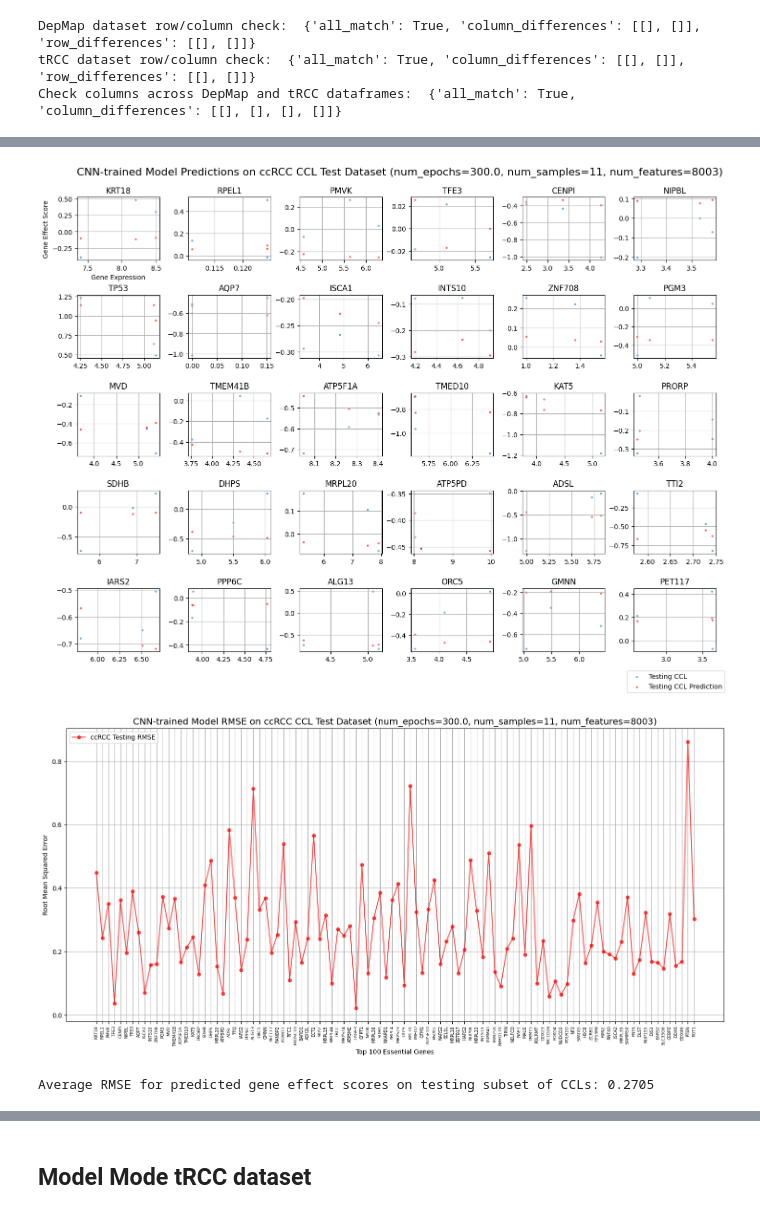
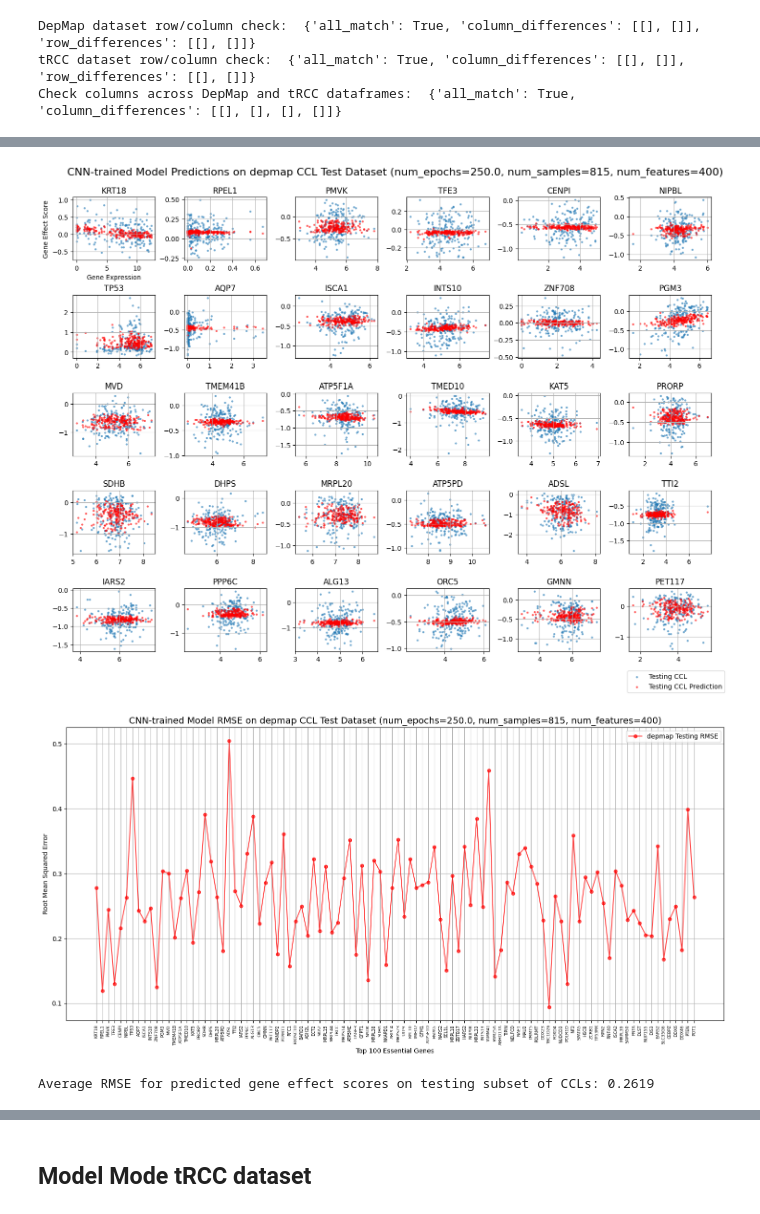
Before and after one commit to harshel-bahl/predicting-cancer-gene-dependencies, a Jupyter notebook: models/CNN/predict_model.ipynb, the cells around one changed output, grey strips where cells are left out. Saved outputs shown, nothing was run; the diff lists cells and outputs as text; code cells hidden in the pictures.

Commit message:
finished CNN models

```diff
--- a/models/CNN/predict_model.ipynb
+++ b/models/CNN/predict_model.ipynb
@@ -11,8 +11,8 @@ import os
 import sys
 import CNN_functions as CNNFuncs
 # %%
-model_mode = "ccRCC"
-model_name = "1"
+model_mode = "depmap"
+model_name = "2"
 # %%
 model = models.load_model("models/{0}/{1}/model.h5".format(model_mode, model_name))
 model.summary()
@@ -42,7 +42,7 @@ random_state = int(model_info["random_state"])
 model_mode = model_info["model_mode"]
 extract_genes_no = int(model_info["extract_genes_no"])
 extract_neg_selec = True if model_info["extract_neg_selec"] == "True" else False
-dense_layer_dim = float(model_info["dense_layer_dim"])
+filter_labels = model_info["filter_labels"]
 l2_reg = float(model_info["l2_reg"])
 num_epoch = float(model_info["num_epoch"])
 # %%
@@ -63,6 +63,16 @@ tRCC_gene_effect = tRCC_datasets[1]
 
 top100_essential_genes = essential_genes["top100_essential_genes"]
 top_common_essential_genes = essential_genes["common_essential_genes"]
+
+if filter_labels == "top100_essential_genes":
+    Y_train = Y_train[top100_essential_genes]
+    Y_test = Y_test[top100_essential_genes]
+    tRCC_gene_effect = tRCC_gene_effect[top100_essential_genes]
+
+elif filter_labels == "top_common_essential_genes":
+    Y_train = Y_train[top_common_essential_genes]
+    Y_test = Y_test[top_common_essential_genes]
+    tRCC_gene_effect = tRCC_gene_effect[top_common_essential_genes]
 # %% [output]
 DepMap dataset row/column check:  {'all_match': True, 'column_differences': [[], []], 'row_differences': [[], []]}
 tRCC dataset row/column check:  {'all_match': True, 'column_differences': [[], []], 'row_differences': [[], []]}
@@ -72,3 +97,3 @@ Check columns across DepMap and tRCC dataframes:  {'all_match': True, 'column_di
 # %%
-predictions = pd.DataFrame(model.predict(X_test), columns=X_test.columns, index=X_test.index)
+test_predictions = pd.DataFrame(model.predict(X_test), columns=Y_test.columns, index=Y_test.index)
 # %% [output]
@@ -76,13 +101,13 @@ predictions = pd.DataFrame(model.predict(X_test), columns=X_test.columns, index=
 # %%
 CNNFuncs.GeneRelMiniPlot(X_test, Y_test, top100_essential_genes[:30].to_list(),
                          rel2_X=X_test,
-                         rel2_Y=predictions,
+                         rel2_Y=test_predictions,
                          main_title="CNN-trained Model Predictions on {0} CCL Test Dataset (num_epochs={1}, num_samples={3}, num_features={2})".format(model_mode, num_epoch, X_train.shape[1], X_train.shape[0]),
                          axes_labels=["Gene Expression", "Gene Effect Score"],
                          axis_label_fontsize=9.75,
                          legend_titles={"rel1": "Testing CCL", "rel2": "Testing CCL Prediction"},
                                         sizeProps=[0.925, 0.08, 0.99, 0],
                                         wspace=0.35,
                                         hspace=0.55)
 # %% [output]
-[figure, old version]
+[figure, new version]
@@ -91,13 +114,14 @@ pred_RMSE_top100_essential_genes = CNNFuncs.PredGeneRMSE(Y_test, predictions, to
 # %%
-CNNFuncs.LinePlot(pred_RMSE_top100_essential_genes,
+pred_RMSE = CNNFuncs.PredGeneRMSE(Y_test, test_predictions, top100_essential_genes)
+
+CNNFuncs.LinePlot(pred_RMSE,
             {"RMSE": "red"},
             axes_labels=["Top 100 Essential Genes",
                          "Root Mean Squared Error"],
             main_title="CNN-trained Model RMSE on {0} CCL Test Dataset (num_epochs={1}, num_samples={3}, num_features={2})".format(model_mode, num_epoch, X_train.shape[1], X_train.shape[0]),
             legend_titles={"RMSE": "{0} Testing RMSE".format(model_mode)})
+
+print("Average RMSE for predicted gene effect scores on testing subset of CCLs: {0:.4}".format(pred_RMSE["RMSE"].mean()))
 # %% [output]
-[figure, old version]
+[figure, new version]
+Average RMSE for predicted gene effect scores on testing subset of CCLs: 0.2619
-# %%
-print("Average RMSE for predicted gene effect scores on testing subset of CCLs: {0:.4}".format(pred_RMSE_top100_essential_genes["RMSE"].mean()))
-# %% [output]
-Average RMSE for predicted gene effect scores on testing subset of CCLs: 0.2705
```
Also changed, not shown: parts of 15 cells of this notebook, 4 other files.
